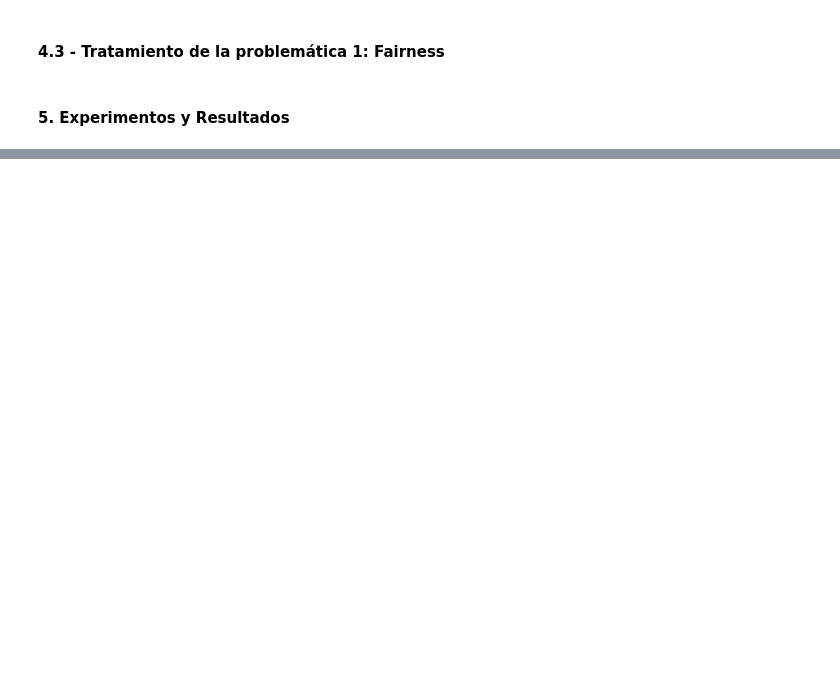
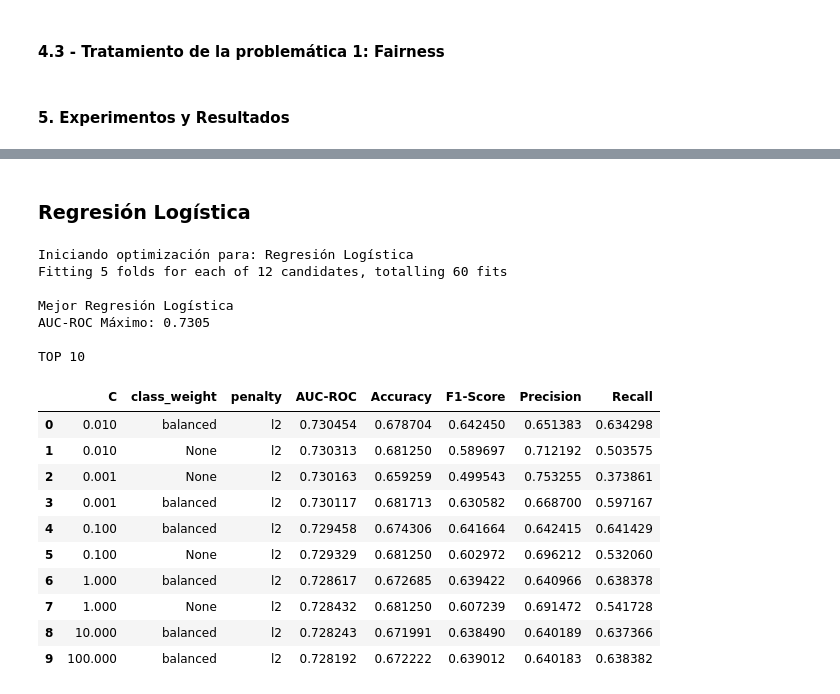
Before and after one commit to dmg131/AA_proyect, a Jupyter notebook: experimentos_y_resultados.ipynb, the cells around one changed output, grey strips where cells are left out. Drawn from its saved outputs; the diff is of its cells as text; code cells hidden in the pictures; blank space fills up the shorter version.

```diff
--- a/experimentos_y_resultados.ipynb
+++ b/experimentos_y_resultados.ipynb
@@ -315,0 +297,40 @@ Parameters: { "use_label_encoder" } are not used.
+# %% [markdown]
+### Regresión Logística
+# %%
+param_grid_lr = {
+    'classifier__C': [0.001, 0.01, 0.1, 1, 10, 100], # Inversa de la regularización
+    'classifier__penalty': ['l2'],                   # Penalización Ridge
+    'classifier__class_weight': [None, 'balanced']   # Balanceo de clases automático
+}
+
+mejor_modelo_lr, df_top10_lr, resumen_lr = optimizar_modelo(
+    nombre_modelo="Regresión Logística",
+    estimador=LogisticRegression(random_state=42, max_iter=1000),
+    param_grid=param_grid_lr,
+    preprocessor=preprocessor,
+    X_train=X_train,
+    y_train=y_train
+)
+
+# Mostrar resultados
+print("\nTOP 10")
+display(df_top10_lr)
+# %% [output]
+Iniciando optimización para: Regresión Logística
+Fitting 5 folds for each of 12 candidates, totalling 60 fits
+
+Mejor Regresión Logística
+AUC-ROC Máximo: 0.7305
+
+TOP 10
+|  | C | class_weight | penalty | AUC-ROC | Accuracy | F1-Score | Precision | Recall |
+| 0 | 0.010 | balanced | l2 | 0.730454 | 0.678704 | 0.642450 | 0.651383 | 0.634298 |
+| 1 | 0.010 | None | l2 | 0.730313 | 0.681250 | 0.589697 | 0.712192 | 0.503575 |
+| 2 | 0.001 | None | l2 | 0.730163 | 0.659259 | 0.499543 | 0.753255 | 0.373861 |
+| 3 | 0.001 | balanced | l2 | 0.730117 | 0.681713 | 0.630582 | 0.668700 | 0.597167 |
+| 4 | 0.100 | balanced | l2 | 0.729458 | 0.674306 | 0.641664 | 0.642415 | 0.641429 |
+| 5 | 0.100 | None | l2 | 0.729329 | 0.681250 | 0.602972 | 0.696212 | 0.532060 |
+| 6 | 1.000 | balanced | l2 | 0.728617 | 0.672685 | 0.639422 | 0.640966 | 0.638378 |
+| 7 | 1.000 | None | l2 | 0.728432 | 0.681250 | 0.607239 | 0.691472 | 0.541728 |
+| 8 | 10.000 | balanced | l2 | 0.728243 | 0.671991 | 0.638490 | 0.640189 | 0.637366 |
+| 9 | 100.000 | balanced | l2 | 0.728192 | 0.672222 | 0.639012 | 0.640183 | 0.638382 |
```
Also changed, not shown: parts of 13 cells of this notebook.
